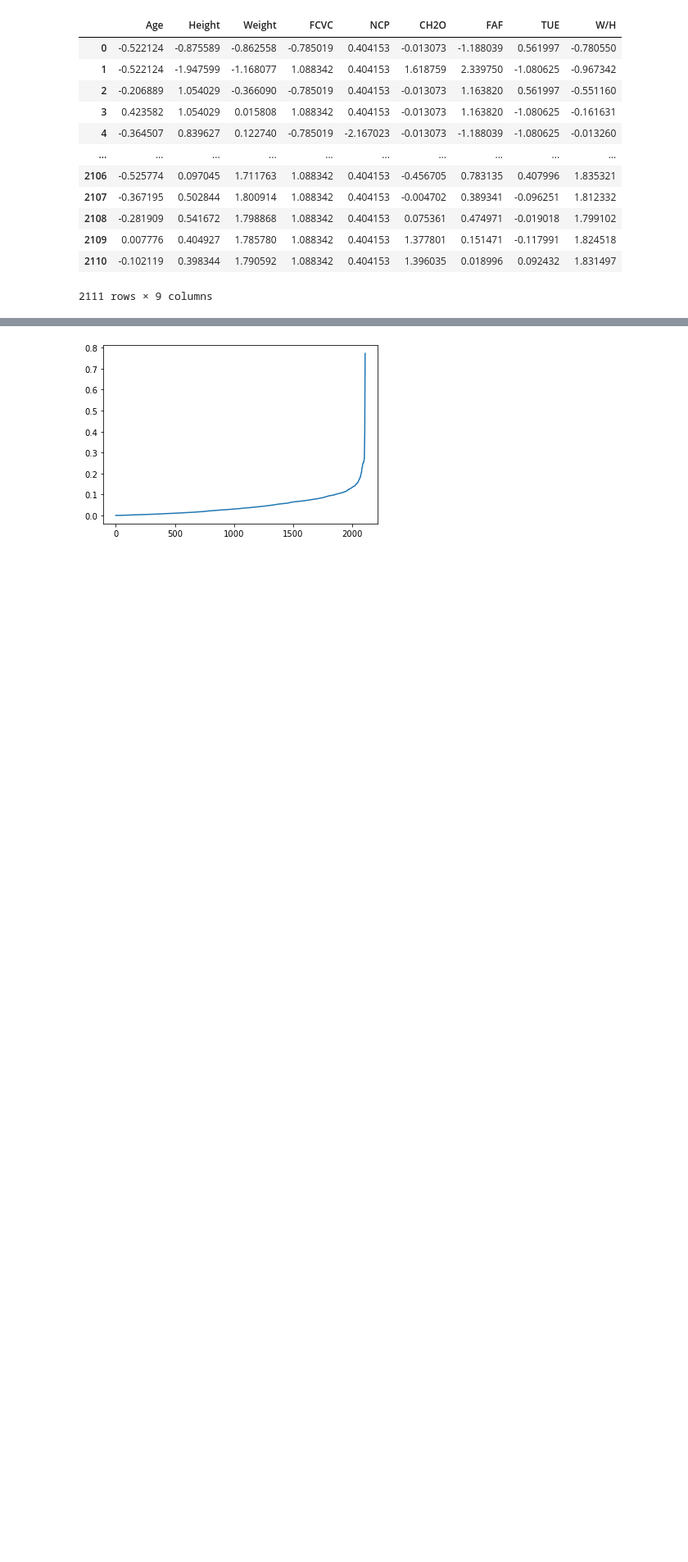
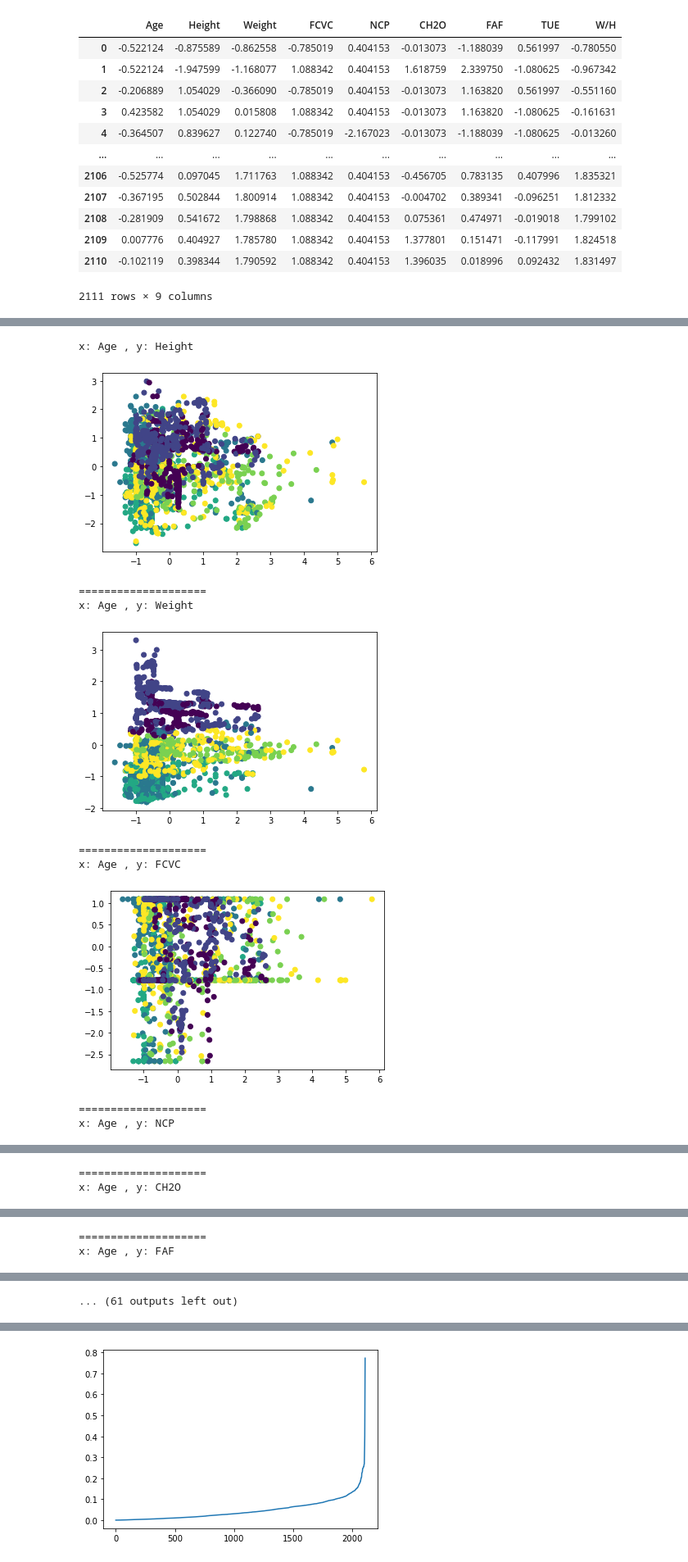
Before and after one commit to yamoyamoto/ml_playground, a Jupyter notebook: work/clastering/classtering.ipynb, the cells around one changed output, grey strips where cells are left out. Shown at 82% size. Drawn from its saved outputs; the diff is of its cells as text; code cells hidden in the pictures; blank space fills up the shorter version.

```diff
--- a/work/clastering/classtering.ipynb
+++ b/work/clastering/classtering.ipynb
@@ -95,0 +130,14 @@ pd.concat([train_data["W/H"], train_data["FAF"]], axis=1).describe()
+# %%
+for pair in itertools.combinations(train_data.columns, 2):
+  exec_clustering_from_two_dim(train_data, pair[0], pair[1])
+# %% [output]
+x: Age , y: Height
+[figure, added]
+====================
+x: Age , y: Weight
+[figure, added]
+====================
+x: Age , y: FCVC
+[figure, added]
+====================
+x: Age , y: NCP
@@ -95,0 +145,2 @@ pd.concat([train_data["W/H"], train_data["FAF"]], axis=1).describe()
+====================
+x: Age , y: CH2O
@@ -95,0 +148,2 @@ pd.concat([train_data["W/H"], train_data["FAF"]], axis=1).describe()
+====================
+x: Age , y: FAF
@@ -95,0 +151 @@ pd.concat([train_data["W/H"], train_data["FAF"]], axis=1).describe()
+... (61 outputs left out)
```
Also changed, not shown: parts of 7 cells of this notebook, 4 other files.
